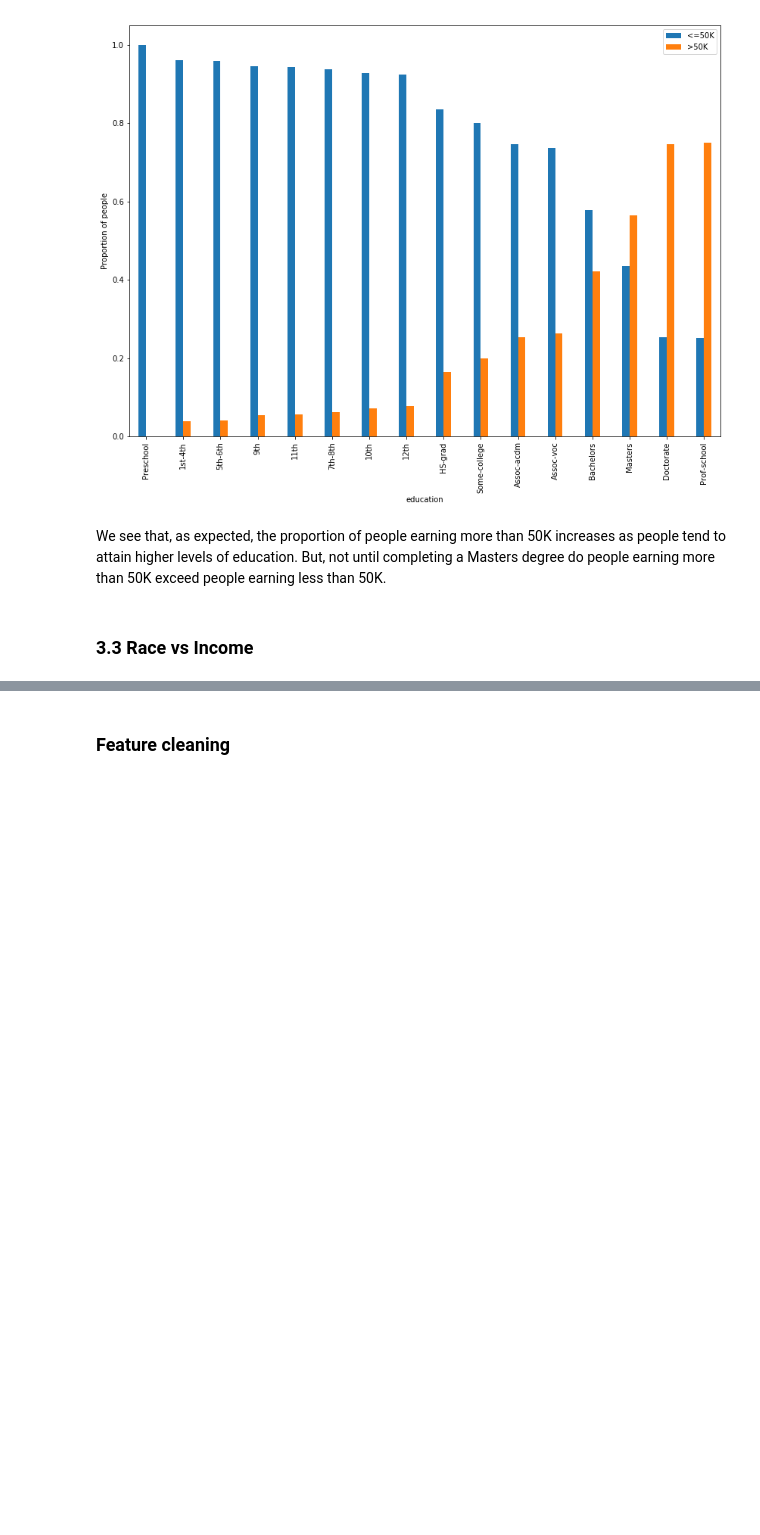
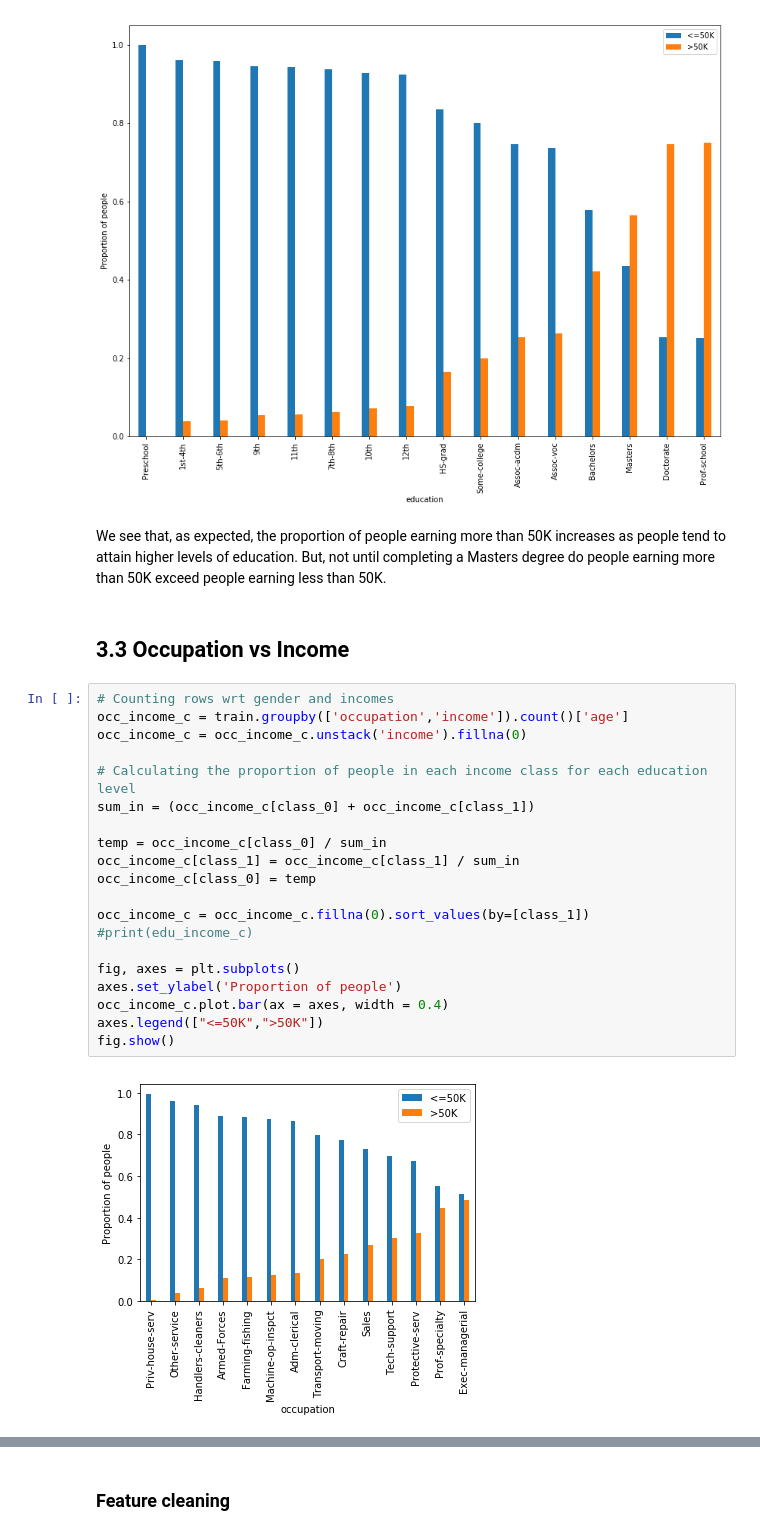
Before and after one commit to arv1ndh/ml_project, a Jupyter notebook: code/project_contents.ipynb, the cells around one changed output, grey strips where cells are left out. Saved outputs shown, nothing was run; the diff lists cells and outputs as text; blank space fills up the shorter version.

```diff
--- a/code/project_contents.ipynb
+++ b/code/project_contents.ipynb
@@ -378,4 +374,26 @@ fig.show()
 # %% [markdown]
 We see that, as expected, the proportion of people earning more than 50K increases as people tend to attain higher levels of education. But, not until completing a Masters degree do people earning more than 50K exceed people earning less than 50K.
 # %% [markdown]
-### 3.3 Race vs Income
+## 3.3 Occupation vs Income
+# %%
+# Counting rows wrt gender and incomes
+occ_income_c = train.groupby(['occupation','income']).count()['age']
+occ_income_c = occ_income_c.unstack('income').fillna(0)
+
+# Calculating the proportion of people in each income class for each education level
+sum_in = (occ_income_c[class_0] + occ_income_c[class_1])
+
+temp = occ_income_c[class_0] / sum_in
+occ_income_c[class_1] = occ_income_c[class_1] / sum_in
+occ_income_c[class_0] = temp
+
+occ_income_c = occ_income_c.fillna(0).sort_values(by=[class_1])
+#print(edu_income_c)
+
+fig, axes = plt.subplots()
+axes.set_ylabel('Proportion of people')
+occ_income_c.plot.bar(ax = axes, width = 0.4)
+axes.legend(["<=50K",">50K"])
+fig.show()
+# %% [output]
+[figure, added]
```
Also changed, not shown: parts of 67 cells of this notebook.
